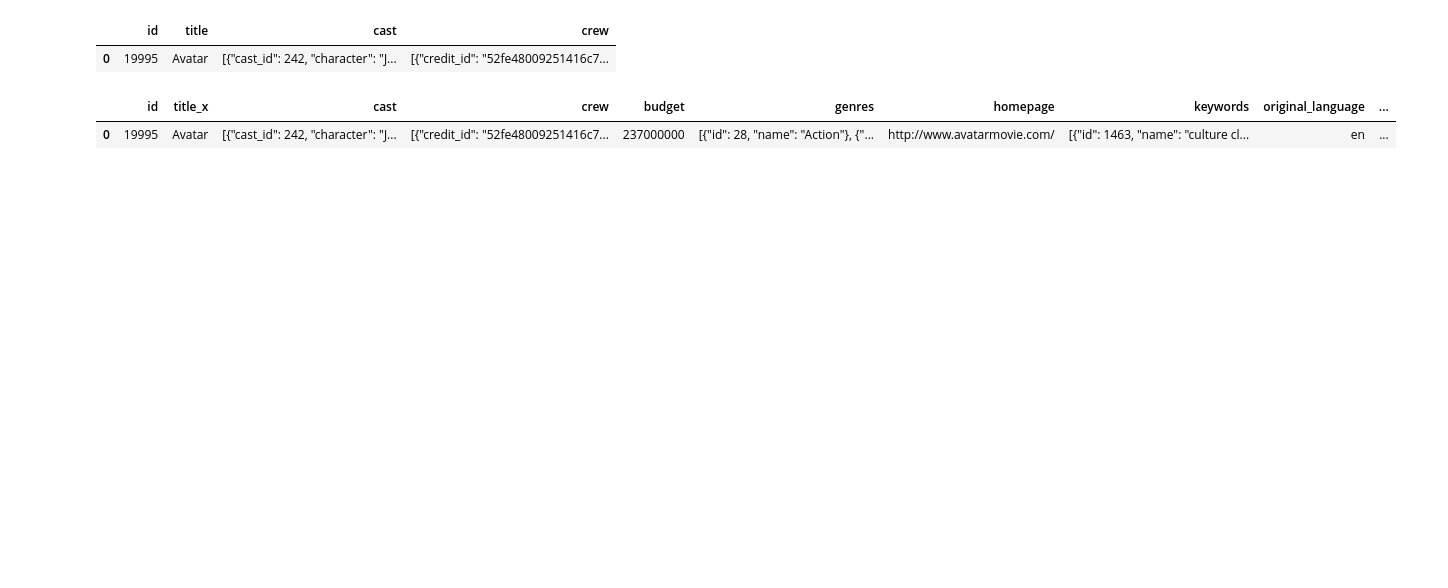
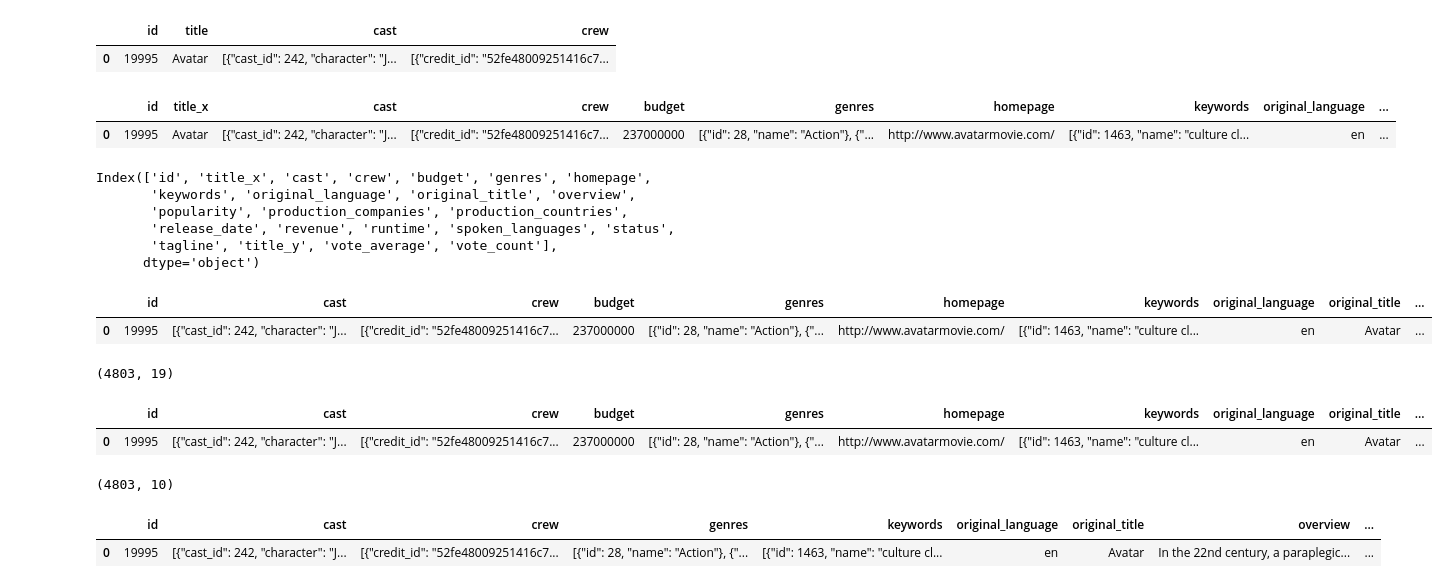
Before and after one commit to YuvrajSingh-mist/Movie_Recommender_System, a Jupyter notebook: Movie_Recommneder_System.ipynb, the cells around one changed output. Drawn from its saved outputs; the diff is of its cells as text; code cells hidden in the pictures; blank space fills up the shorter version.

```diff
--- a/Movie_Recommneder_System.ipynb
+++ b/Movie_Recommneder_System.ipynb
@@ -96,5 +96,21 @@ df2.head(1)
 | 0 | 19995 | Avatar | [{"cast_id": 242, "character": "J... | [{"credit_id": "52fe48009251416c7... | 237000000 | [{"id": 28, "name": "Action"}, {"... | http://www.avatarmovie.com/ | [{"id": 1463, "name": "culture cl... | en | ... |
 # %%
 #Drpping columns
+# %%
+df2.columns
+# %% [output]
+Index(['id', 'title_x', 'cast', 'crew', 'budget', 'genres', 'homepage',
+       'keywords', 'original_language', 'original_title', 'overview',
+       'popularity', 'production_companies', 'production_countries',
+       'release_date', 'revenue', 'runtime', 'spoken_languages', 'status',
+       'tagline', 'title_y', 'vote_average', 'vote_count'],
+      dtype='object')
 # %%
-df2.drop(columns=['homepage', 'id', 'status', 'runtime'], axis=1, inplace=True)
+df2.drop(columns=['status', 'runtime'], axis=1, inplace=True)
+# %%
+df2.drop(columns=['title_x'], axis=1, inplace=True)
+# %%
+df2.head(1)
+# %% [output]
+|  | id | cast | crew | budget | genres | homepage | keywords | original_language | original_title | ... |
+| 0 | 19995 | [{"cast_id": 242, "character": "J... | [{"credit_id": "52fe48009251416c7... | 237000000 | [{"id": 28, "name": "Action"}, {"... | http://www.avatarmovie.com/ | [{"id": 1463, "name": "culture cl... | en | Avatar | ... |
@@ -100,0 +119,9 @@ df2.drop(columns=['homepage', 'id', 'status', 'runtime'], axis=1, inplace=True)
+# %%
+df2.shape
+# %% [output]
+(4803, 19)
+# %%
+df2.head(1)
+# %% [output]
+|  | id | cast | crew | budget | genres | homepage | keywords | original_language | original_title | ... |
+| 0 | 19995 | [{"cast_id": 242, "character": "J... | [{"credit_id": "52fe48009251416c7... | 237000000 | [{"id": 28, "name": "Action"}, {"... | http://www.avatarmovie.com/ | [{"id": 1463, "name": "culture cl... | en | Avatar | ... |
@@ -100,0 +132,9 @@ df2.drop(columns=['homepage', 'id', 'status', 'runtime'], axis=1, inplace=True)
+# %%
+df2.shape
+# %% [output]
+(4803, 10)
+# %%
+df2.head(1)
+# %% [output]
+|  | id | cast | crew | genres | keywords | original_language | original_title | overview | ... |
+| 0 | 19995 | [{"cast_id": 242, "character": "J... | [{"credit_id": "52fe48009251416c7... | [{"id": 28, "name": "Action"}, {"... | [{"id": 1463, "name": "culture cl... | en | Avatar | In the 22nd century, a paraplegic... | ... |
```
Also changed, not shown: parts of 97 cells of this notebook.
